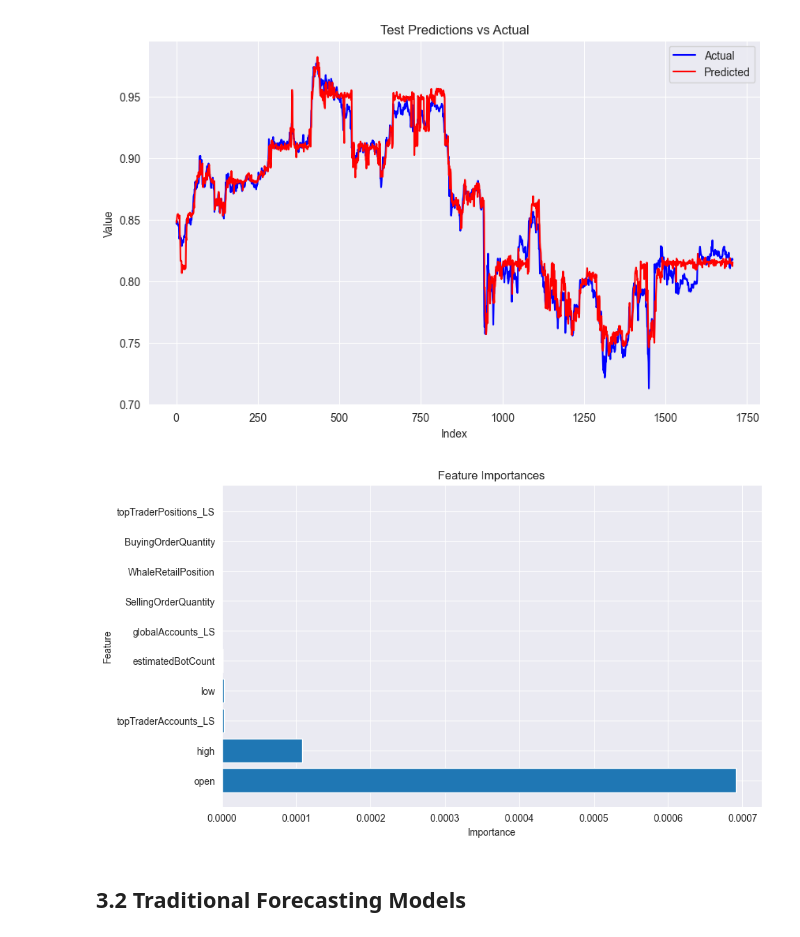
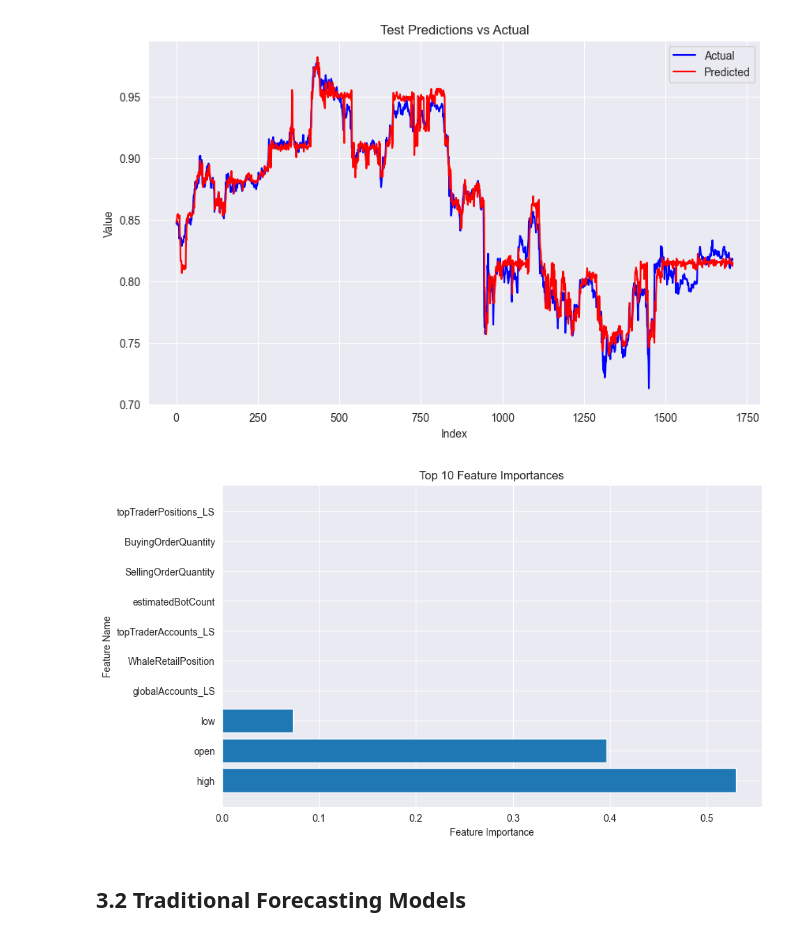
Before and after one commit to emrecobann/SurfingBTCWaves, a Jupyter notebook: SurfingBTC.ipynb, the cells around one changed output. Saved outputs shown, nothing was run; the diff lists cells and outputs as text; code cells hidden in the pictures.

Commit message:
Effects of the extra features investigated

```diff
--- a/SurfingBTC.ipynb
+++ b/SurfingBTC.ipynb
@@ -608,27 +608,32 @@ Root Mean Squared Error (RMSE): 0.0112
 Mean Absolute Error (MAE): 0.0082
 R-squared (R2) Score: 0.9676
 [figure]
-# %%
-# Get feature names from X_test (assuming X_test is a pandas DataFrame)
-feature_names = X_test.columns.tolist()
-
-# Get feature importances and zip them with feature names
-feature_importances = xgb_reg.feature_importances_
-feature_importances_with_names = list(zip(feature_names, feature_importances))
-
-# Sort feature importances by importance value
-feature_importances_with_names.sort(key=lambda x: x[1], reverse=True)
-
-# Visualize feature importances
-importance_df = pd.DataFrame(feature_importances_with_names, columns=['Feature', 'Importance'])
-plt.figure(figsize=(10, 6))
-plt.barh(importance_df['Feature'], importance_df['Importance'])
-plt.xlabel('Importance')
-plt.ylabel('Feature')
-plt.title('Feature Importances')
-plt.show()
-# %% [output]
-[figure, removed]
+# %%
+# Extract feature importances
+importances = xgb_reg.feature_importances_
+
+# Reshape importances to match the sliding window structure
+importances = importances.reshape((window_size, -1))
+
+# Get the sum of importances across each feature for each window
+window_importances = np.sum(importances, axis=0)
+
+# Get the top 10 feature indices
+sorted_idx = np.argsort(window_importances)[::-1][:10]
+
+# Get the top 10 feature names
+top_feature_names = X_train.columns[sorted_idx]
+
+# Plot the feature importances
+plt.figure(figsize=(10, 6))
+plt.barh(range(10), window_importances[sorted_idx], align='center')
+plt.yticks(range(10), top_feature_names)
+plt.xlabel('Feature Importance')
+plt.ylabel('Feature Name')
+plt.title('Top 10 Feature Importances')
+plt.show()
+# %% [output]
+[figure, added]
 # %% [markdown]
 <a id=3.2></a>
 ## 3.2 Traditional Forecasting Models
```
Also changed, not shown: parts of 10 cells of this notebook.
